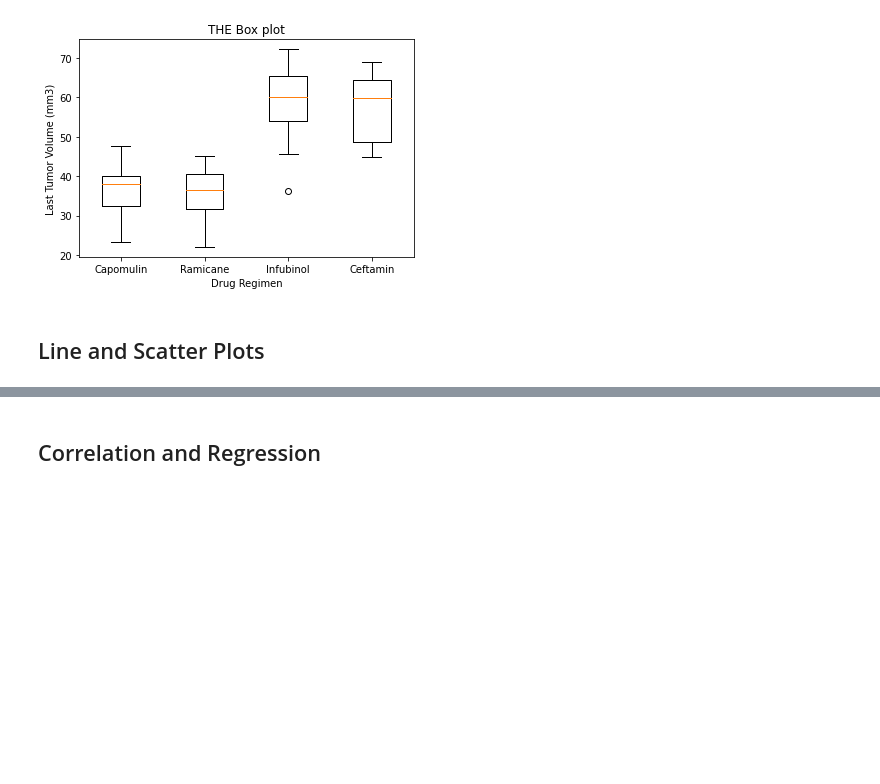
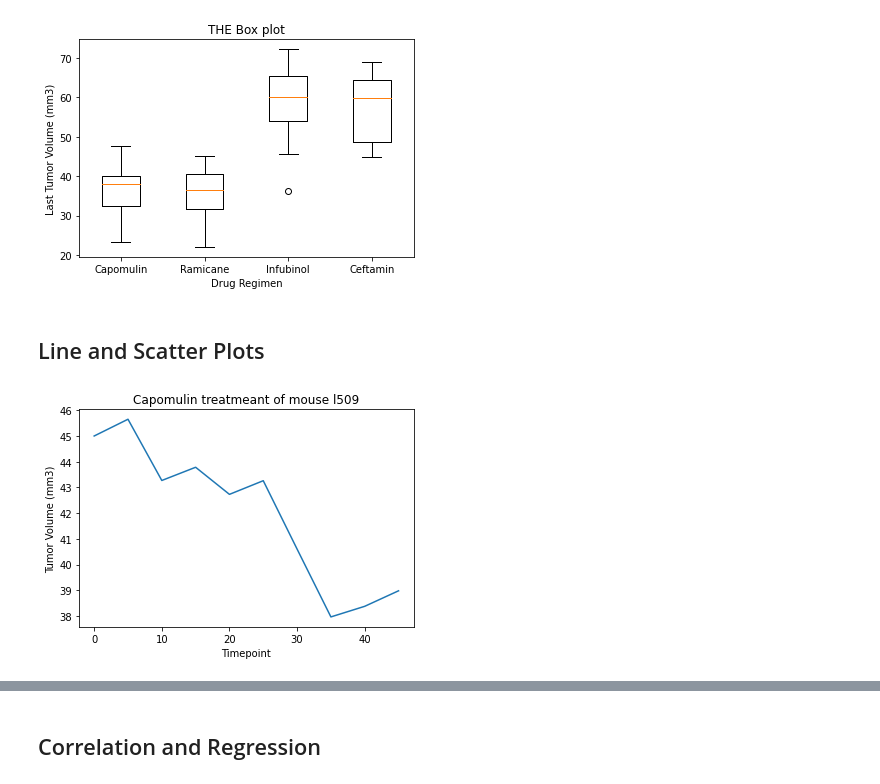
Before and after one commit to Starcode897/matplotlib-challenge, a Jupyter notebook: Pymaceuticals/pymaceuticals_starter.ipynb, the cells around one changed output, grey strips where cells are left out. Cells and saved outputs as stored; diff of their text form; code cells hidden in the pictures; blank space fills up the shorter version.

```diff
--- a/Pymaceuticals/pymaceuticals_starter.ipynb
+++ b/Pymaceuticals/pymaceuticals_starter.ipynb
@@ -315,6 +319,17 @@ plt.show()
 # %%
 # Generate a line plot of tumor volume vs. time point for a single mouse
 # treated with Capomulin
+capmouse = cap.loc[cap["Mouse ID"] == "b128",:]
+
+x_ax = capmouse["Timepoint"]
+size = capmouse["Tumor Volume (mm3)"]
+plt.plot(x_ax, size)
+plt.title('Capomulin treatmeant of mouse l509')
+plt.ylabel('Tumor Volume (mm3)')
+plt.xlabel('Timepoint')
+plt.show()
+# %% [output]
+[figure, added]
 # %%
 # Generate a scatter plot of average tumor volume vs. mouse weight
 # for all mice in the Capomulin regimen
```
Also changed, not shown: parts of 5 cells of this notebook, 1 other file.
